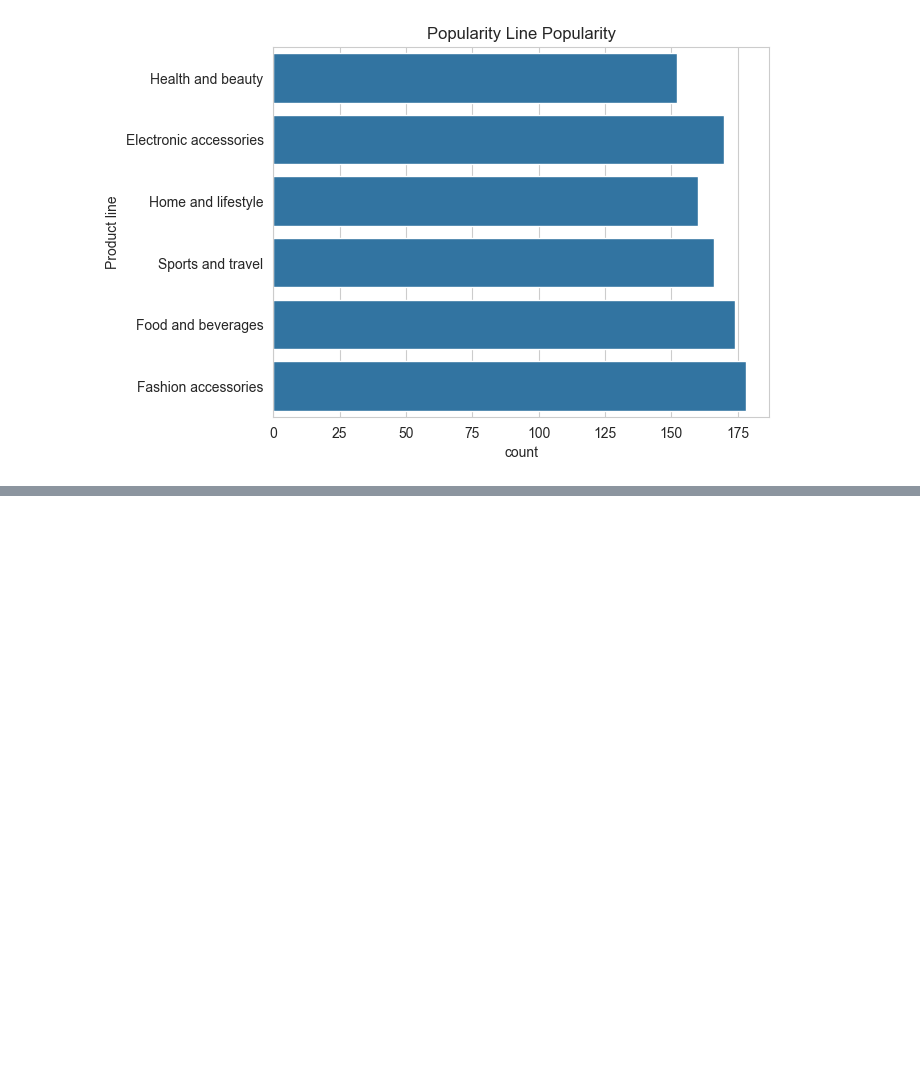
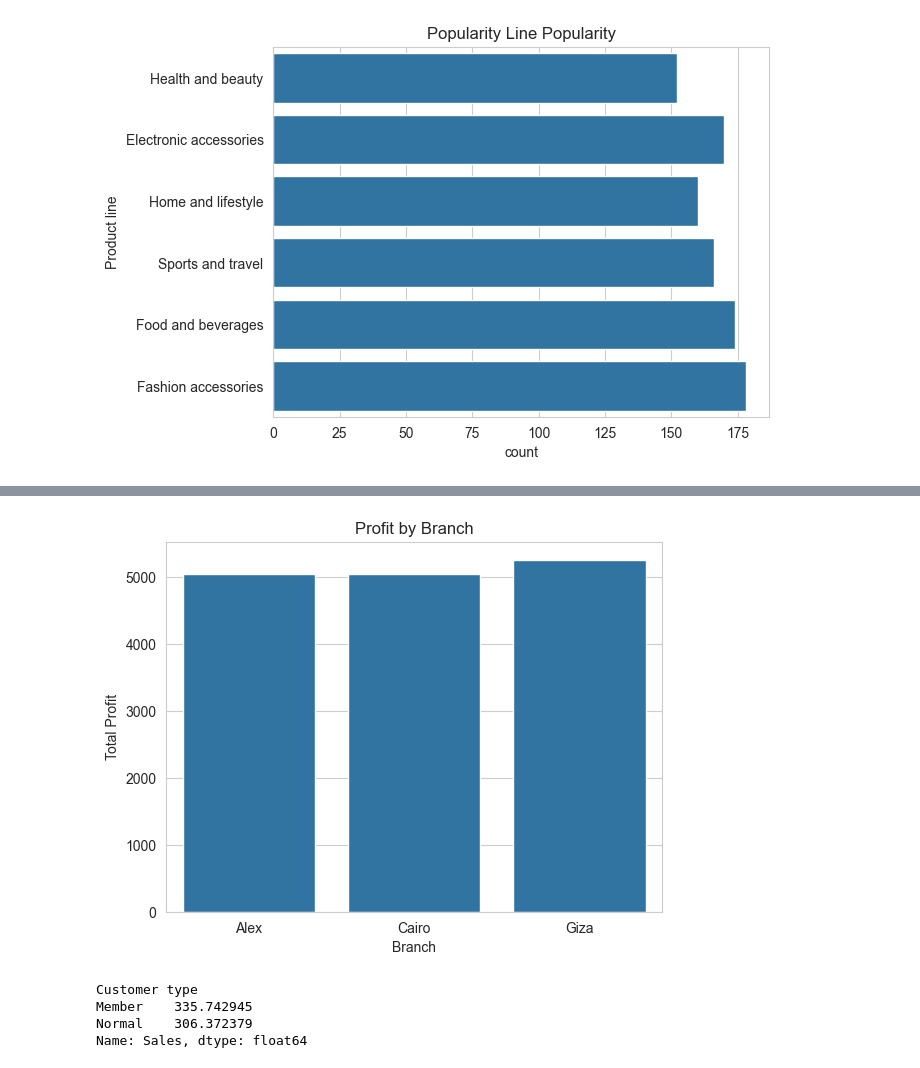
Before and after one commit to GL1TH/supermarket, a Jupyter notebook: Supermarket_project.ipynb, the cells around one changed output, grey strips where cells are left out. Saved outputs shown, nothing was run; the diff lists cells and outputs as text; code cells hidden in the pictures; blank space fills up the shorter version.

```diff
--- a/Supermarket_project.ipynb
+++ b/Supermarket_project.ipynb
@@ -216,0 +259,23 @@ plt.show()
+# %%
+## Visualization
+sns.barplot(x=profit_branch.index, y=profit_branch.values)
+
+plt.title("Profit by Branch")
+plt.xlabel("Branch")
+plt.ylabel("Total Profit")
+
+plt.show()
+# %% [output]
+[figure, added]
+# %%
+### Customer Spending Behavior
+## Average spending per customer type
+
+customer_spending = df.groupby("Customer type")["Sales"].mean()
+
+print(customer_spending)
+# %% [output]
+Customer type
+Member    335.742945
+Normal    306.372379
+Name: Sales, dtype: float64
```
Also changed, not shown: parts of 5 cells of this notebook.
